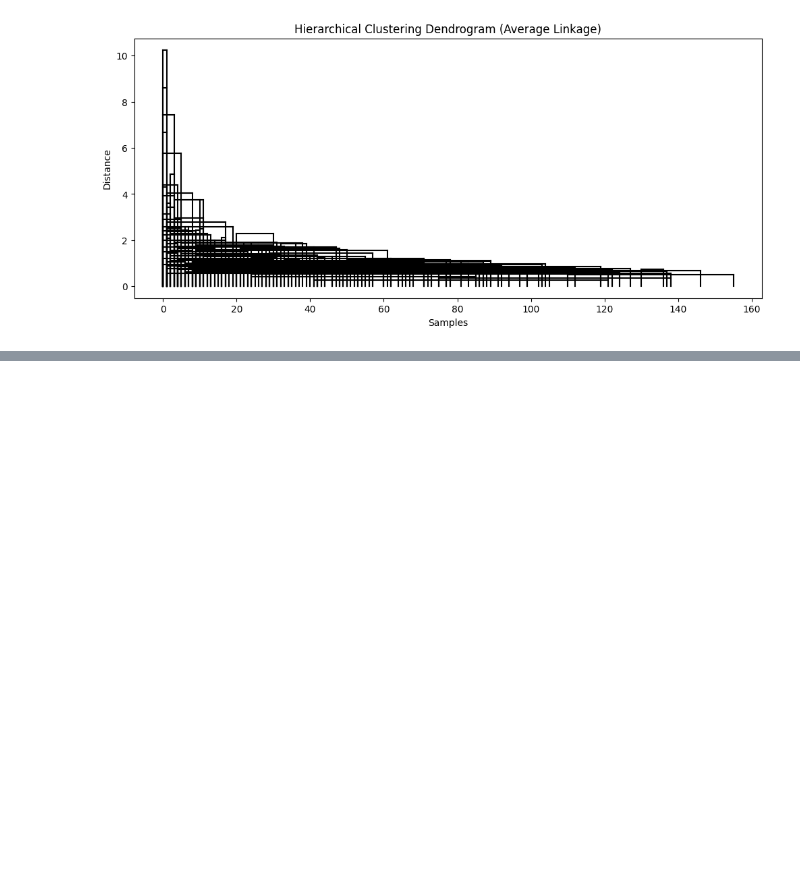
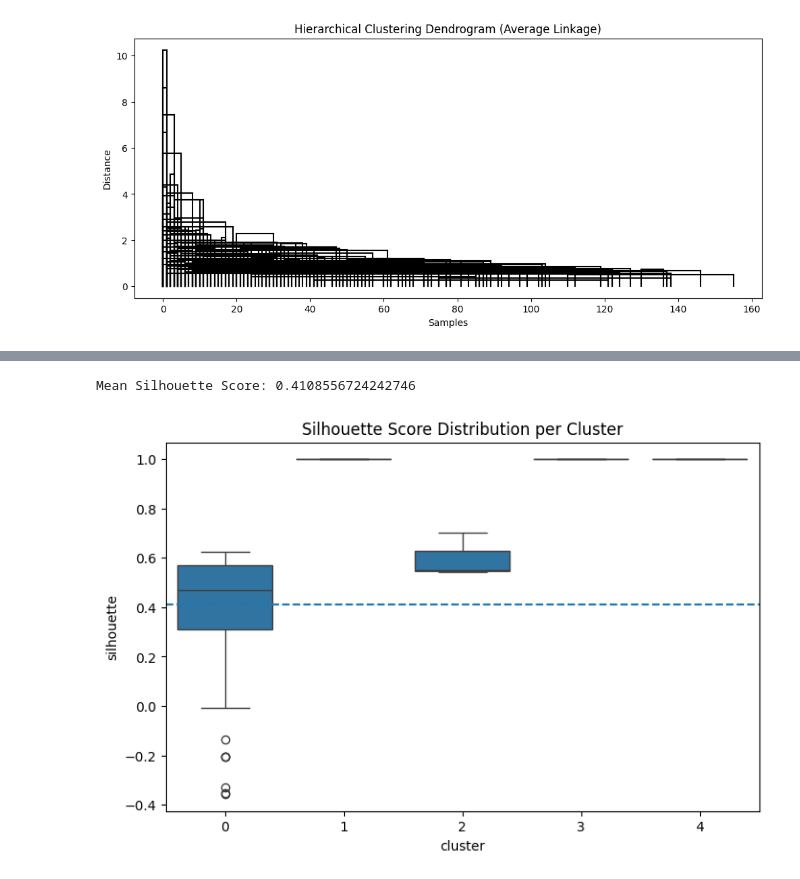
Before and after one commit to Mshaunak/MRM-TaskPhase-10, a Jupyter notebook: Hierarchical clustering.ipynb, the cells around one changed output, grey strips where cells are left out. Drawn from its saved outputs; the diff is of its cells as text; code cells hidden in the pictures; blank space fills up the shorter version.

```diff
--- a/Hierarchical clustering.ipynb
+++ b/Hierarchical clustering.ipynb
@@ -173,0 +196,40 @@ Within-cluster SSE: 104444177447.77202
+# %%
+dist_matrix = np.sqrt(
+    np.sum((X_scaled[:, np.newaxis, :] - X_scaled[np.newaxis, :, :]) ** 2, axis=2)
+)
+
+silhouette_scores = []
+
+for i in range(len(X_scaled)):
+    same_cluster = labels == labels[i]
+    other_clusters = labels != labels[i]
+
+    # a(i): mean distance within same cluster
+    a = np.mean(dist_matrix[i][same_cluster]) if np.sum(same_cluster) > 1 else 0
+
+    # b(i): minimum mean distance to other clusters
+    b = np.inf
+    for c in np.unique(labels):
+        if c != labels[i]:
+            b = min(b, np.mean(dist_matrix[i][labels == c]))
+
+    s = (b - a) / max(a, b)
+    silhouette_scores.append(s)
+
+silhouette_scores = np.array(silhouette_scores)
+print("Mean Silhouette Score:", silhouette_scores.mean())
+# %% [output]
+Mean Silhouette Score: 0.4108556724242746
+# %%
+sil_df = pd.DataFrame({
+    "silhouette": silhouette_scores,
+    "cluster": labels
+})
+
+plt.figure(figsize=(8, 5))
+sns.boxplot(x="cluster", y="silhouette", data=sil_df)
+plt.axhline(silhouette_scores.mean(), linestyle='--')
+plt.title("Silhouette Score Distribution per Cluster")
+plt.show()
+# %% [output]
+[figure, added]
```
Also changed, not shown: parts of 6 cells of this notebook.
